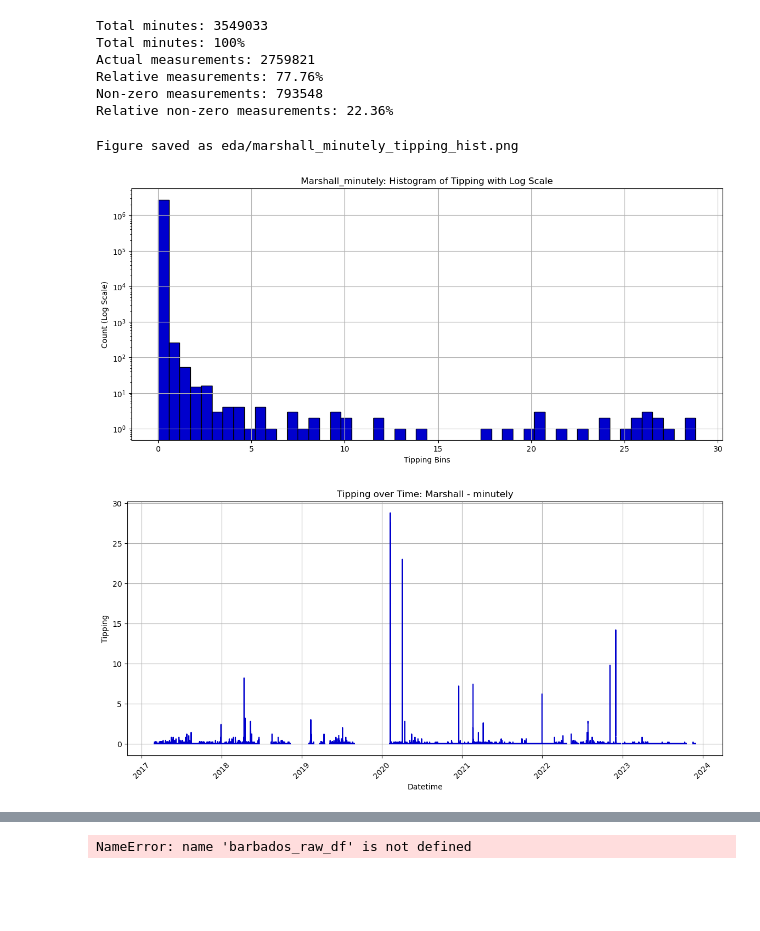
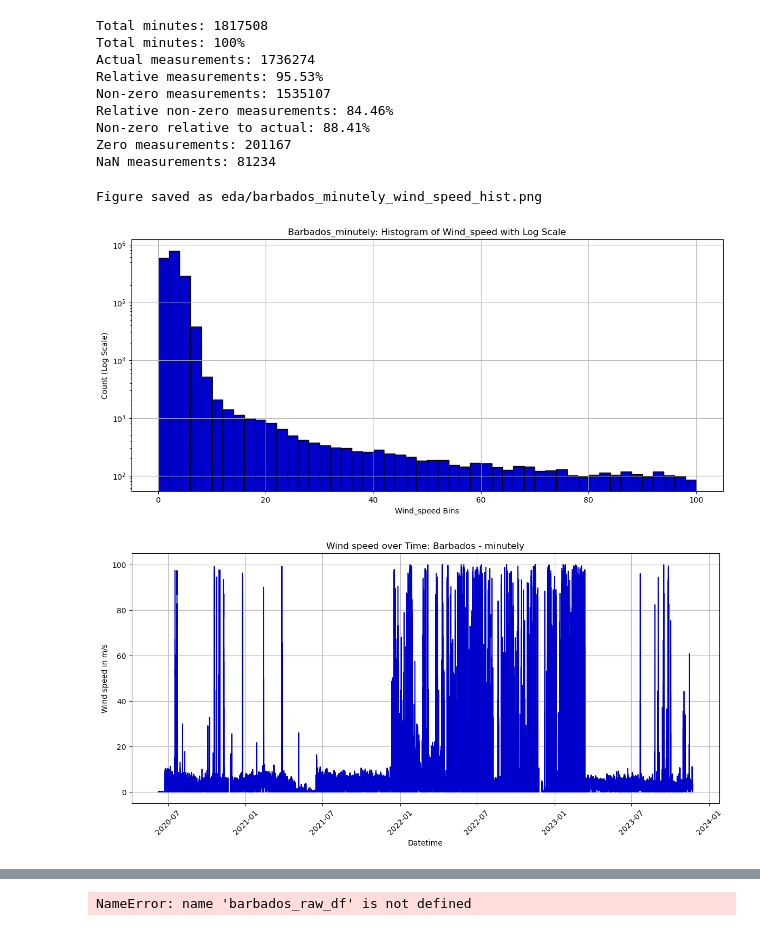
Before and after one commit to Ferdinand1123/digital-twin-for-weather-station, a Jupyter notebook: preciptiation.ipynb, the cells around one changed output, grey strips where cells are left out. Cells and saved outputs as stored; diff of their text form; code cells hidden in the pictures; blank space fills up the shorter version.

Commit message:
wind speed

```diff
--- a/preciptiation.ipynb
+++ b/preciptiation.ipynb
@@ -10,7 +10,7 @@ import seaborn as sns
 
 pd.set_option("display.max_columns",30)
 # %%
-barbados_processed_df = pd.read_csv("station_data_processed/marshall_hourly_processed_data.csv", index_col=0)
+barbados_processed_df = pd.read_csv("station_data_processed/barbados_hourly_processed_data.csv", index_col=0)
 barbados_processed_df.index = pd.to_datetime(barbados_processed_df.index, errors='coerce')
 # %%
 barbados_processed_df.head()
@@ -84,33 +91,36 @@ def plot_hist(df, var_name, station, save=False):
     # Display the plot
     plt.show()
 # %%
-summary = statistics(barbados_processed_df["tipping"])
+summary = statistics(barbados_processed_df["wind_speed"])
 # %% [output]
-Total minutes: 3549033
+Total minutes: 1817508
 Total minutes: 100%
-Actual measurements: 2759821
-Relative measurements: 77.76%
-Non-zero measurements: 793548
-Relative non-zero measurements: 22.36%
+Actual measurements: 1736274
+Relative measurements: 95.53%
+Non-zero measurements: 1535107
+Relative non-zero measurements: 84.46%
+Non-zero relative to actual: 88.41%
+Zero measurements: 201167
+NaN measurements: 81234
 # %%
-plot_hist(barbados_processed_df, "tipping", "marshall_minutely", save=True)
+plot_hist(barbados_processed_df, "wind_speed", "barbados_minutely", save=True)
 # %% [output]
-Figure saved as eda/marshall_minutely_tipping_hist.png
+Figure saved as eda/barbados_minutely_wind_speed_hist.png
-[figure, old version]
+[figure, new version]
 # %%
 plt.figure(figsize=(14,6) )
-plt.plot(barbados_processed_df["tipping"], color='mediumblue')
+plt.plot(barbados_processed_df["wind_speed"], color='mediumblue')
 plt.xlabel("Datetime")
-plt.ylabel("Tipping")
-plt.title("Tipping over Time: Marshall - minutely")
+plt.ylabel("Wind speed in m/s")
+plt.title("Wind speed over Time: Barbados - minutely")
 plt.xticks(rotation=45)
 plt.grid(True)
 
-plt.savefig("eda/marshall_tipping_minutely_plot.png")
+plt.savefig("eda/barbados_wind_speed_minutely_plot.png")
 
 plt.show()
 # %% [output]
-[figure, old version]
+[figure, new version]
 # %%
 def circular_mean(series):
     """
```
Also changed, not shown: parts of 10 cells of this notebook, 3 other files.
